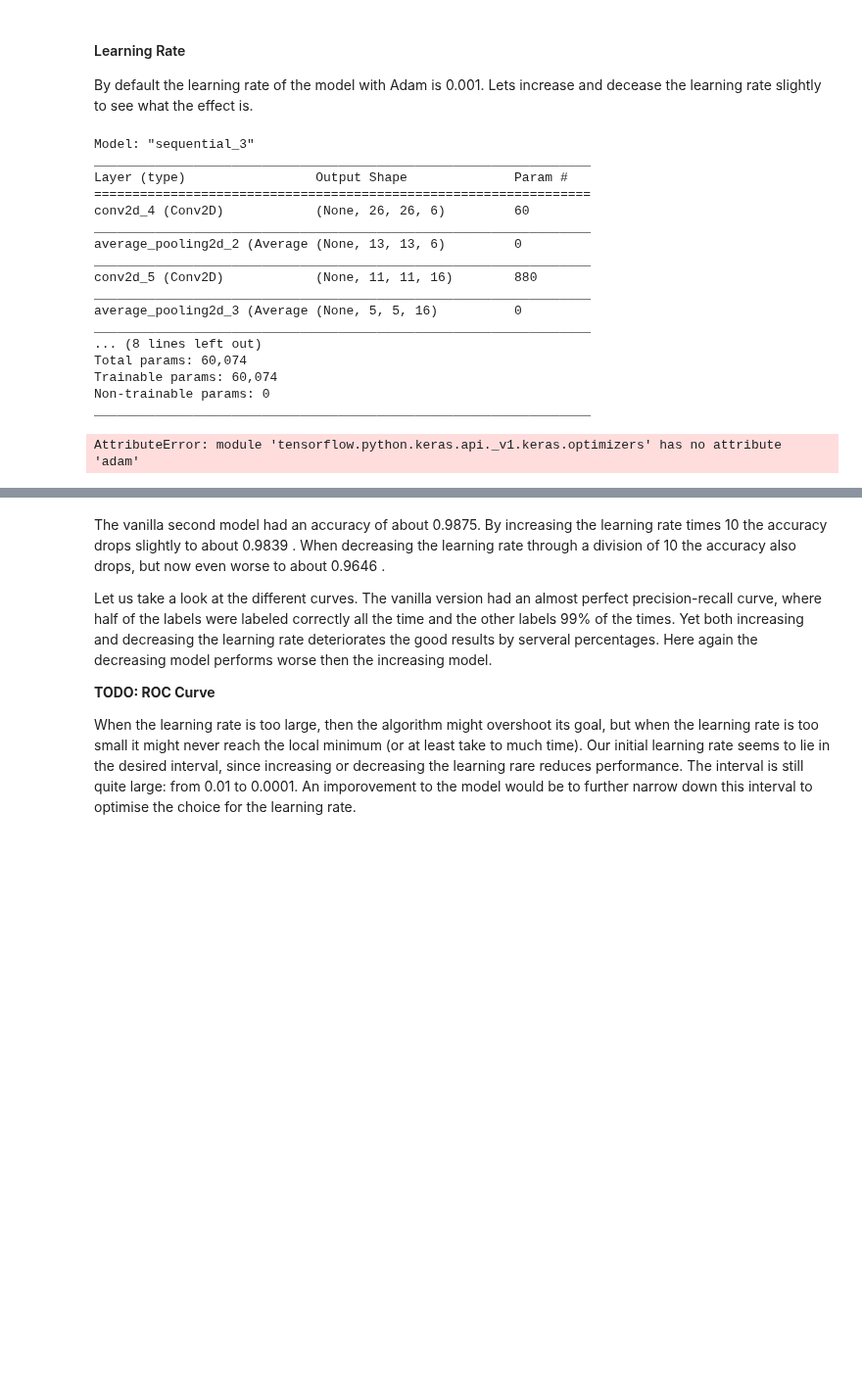
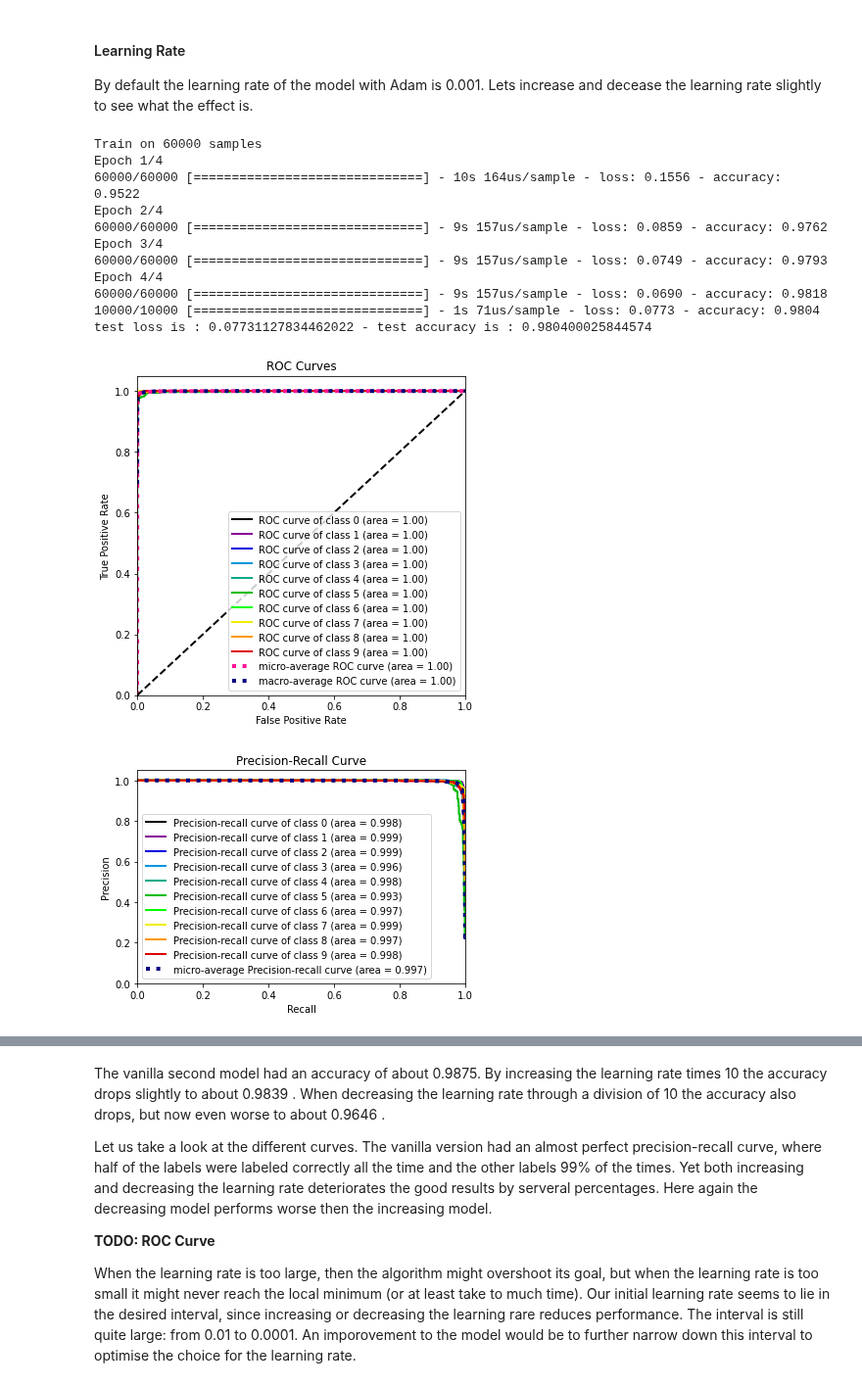
Before and after one commit to Adrieennn/CNN, a Jupyter notebook: NN.ipynb, the cells around one changed output, grey strips where cells are left out. Shown at 98% size. Cells and saved outputs as stored; diff of their text form; code cells hidden in the pictures; blank space fills up the shorter version.

```diff
--- a/NN.ipynb
+++ b/NN.ipynb
@@ -186,42 +187,37 @@ By default the learning rate of the model with Adam is 0.001. Lets increase and
 # %%
 model2_increase_lr = keras.Sequential([
         layers.Conv2D(filters=6, kernel_size=(3, 3), activation='relu', input_shape=(28,28,1)),
         layers.AveragePooling2D(),
         layers.Conv2D(filters=16, kernel_size=(3, 3), activation='relu'),
         layers.AveragePooling2D(),
         layers.Flatten(),
         layers.Dense(units=120, activation='relu'),
         layers.Dense(units=84, activation='relu'),
         layers.Dense(units=10, activation = 'softmax')
     ])
 
-model2_increase_lr.compile(optimizer = tf.keras.optimizers.adam(learning_rate=0.01)
+model2_increase_lr.compile(optimizer = tf.keras.optimizers.Adam(learning_rate=0.01)
 , loss = "sparse_categorical_crossentropy", metrics = ["accuracy"])
 
 model2_increase_lr.fit(x_train, y_train, epochs = 4)
 
 accuracy(model2_increase_lr, x_test, y_test)
 roc_curve(model2_increase_lr, x_test, y_test)
 precision_recall(model2_increase_lr, x_test, y_test)
 # %% [output]
-Model: "sequential_3"
-_________________________________________________________________
-Layer (type)                 Output Shape              Param #
-=================================================================
-conv2d_4 (Conv2D)            (None, 26, 26, 6)         60
-_________________________________________________________________
-average_pooling2d_2 (Average (None, 13, 13, 6)         0
-_________________________________________________________________
-conv2d_5 (Conv2D)            (None, 11, 11, 16)        880
-_________________________________________________________________
-average_pooling2d_3 (Average (None, 5, 5, 16)          0
-_________________________________________________________________
-... (8 lines left out)
-Total params: 60,074
-Trainable params: 60,074
-Non-trainable params: 0
-_________________________________________________________________
+Train on 60000 samples
+Epoch 1/4
+60000/60000 [==============================] - 10s 164us/sample - loss: 0.1556 - accuracy: 0.9522
+Epoch 2/4
+60000/60000 [==============================] - 9s 157us/sample - loss: 0.0859 - accuracy: 0.9762
+Epoch 3/4
+60000/60000 [==============================] - 9s 157us/sample - loss: 0.0749 - accuracy: 0.9793
+Epoch 4/4
+60000/60000 [==============================] - 9s 157us/sample - loss: 0.0690 - accuracy: 0.9818
+10000/10000 [==============================] - 1s 71us/sample - loss: 0.0773 - accuracy: 0.9804
+test loss is : 0.07731127834462022 - test accuracy is : 0.980400025844574
-AttributeError: module 'tensorflow.python.keras.api._v1.keras.optimizers' has no attribute 'adam'
+[figure, added]
+[figure, added]
 # %%
 model2_decrease_lr = keras.Sequential([
         layers.Conv2D(filters=6, kernel_size=(3, 3), activation='relu', input_shape=(28,28,1)),
```
Also changed, not shown: parts of 19 cells of this notebook.
